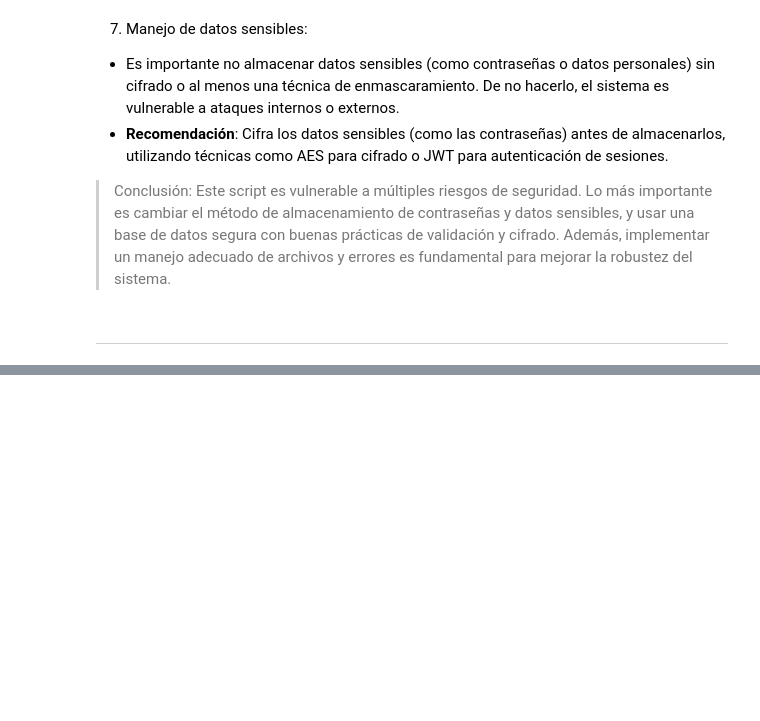
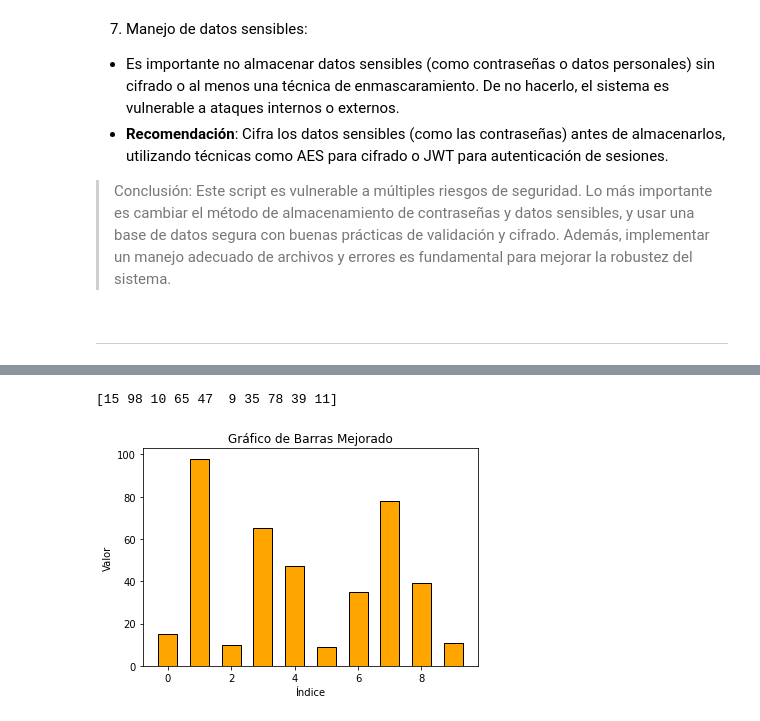
Before and after one commit to emipaz/curso_ia_generative_for_developers, a Jupyter notebook: ejercicios.ipynb, the cells around one changed output, grey strips where cells are left out. Cells and saved outputs as stored; diff of their text form; code cells hidden in the pictures; blank space fills up the shorter version.

```diff
--- a/ejercicios.ipynb
+++ b/ejercicios.ipynb
@@ -213,0 +473,9 @@ ___
+# %%
+# Prueba con barras mejoradas
+data = np.random.randint(1, 100, 10)  # 10 valores aleatorios
+print(data)
+visualizer = DataVisualizer(data)
+visualizer.plot(kind='bar', xlabel='Índice', ylabel='Valor', title='Gráfico de Barras Mejorado', color='orange')
+# %% [output]
+[15 98 10 65 47  9 35 78 39 11]
+[figure, added]
```
Also changed, not shown: parts of 11 cells of this notebook, 2 other files.
